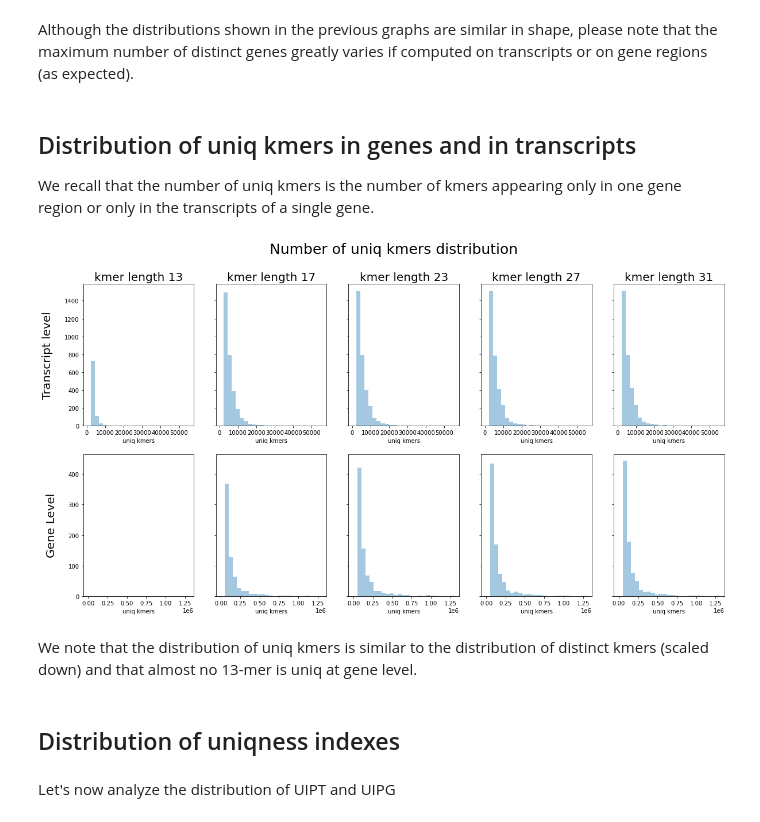
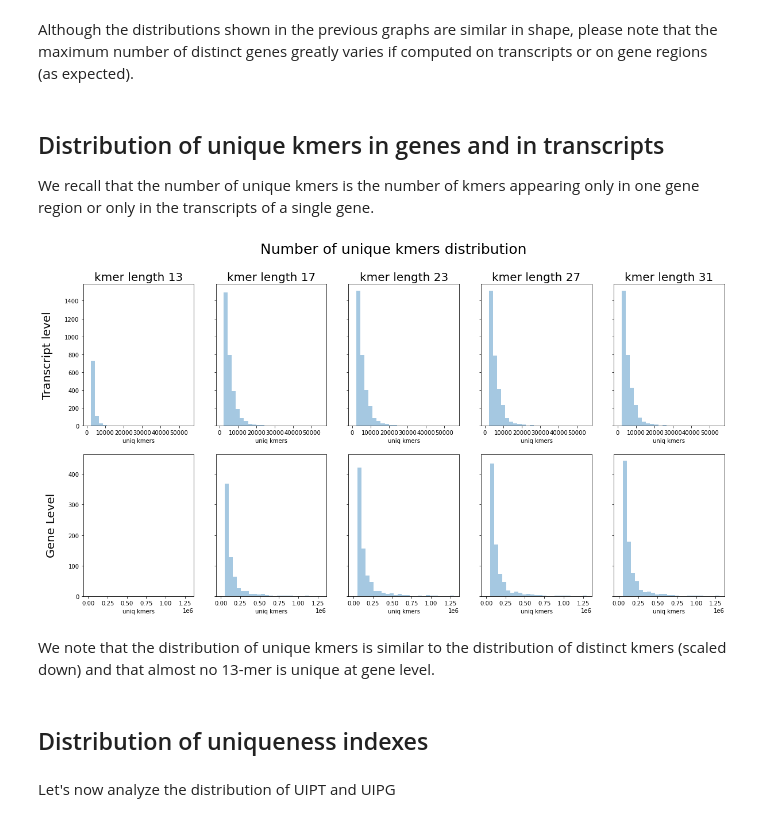
Before and after one commit to AlgoLab/shark_experiments, a Jupyter notebook: uniqness_analysis/notebook.ipynb, the cells around one changed output. Drawn from its saved outputs; the diff is of its cells as text; code cells hidden in the pictures.

```diff
--- a/uniqness_analysis/notebook.ipynb
+++ b/uniqness_analysis/notebook.ipynb
@@ -108,39 +108,39 @@ plt.show();
 # %% [markdown]
 Although the distributions shown in the previous graphs are similar in shape, please note that the maximum number of distinct genes greatly varies if computed on transcripts or on gene regions (as expected).
 # %% [markdown]
-## Distribution of uniq kmers in genes and in transcripts
+## Distribution of unique kmers in genes and in transcripts
 
-We recall that the number of uniq kmers is the number of kmers appearing only in one gene region or only in the transcripts of a single gene.
+We recall that the number of unique kmers is the number of kmers appearing only in one gene region or only in the transcripts of a single gene.
 # %%
 fig, big_axs = plt.subplots(2, 5,
                             sharey="row",
                             sharex="row",
                             figsize=[20,10]);
 
-fig.suptitle("Number of uniq kmers distribution", fontsize=25);
+fig.suptitle("Number of unique kmers distribution", fontsize=25);
 big_axs[0][0].set_ylabel("Transcript level", fontsize=20, labelpad=20);
 big_axs[1][0].set_ylabel("Gene Level", fontsize=20, labelpad=20);
 
 mkpt = max((pd.to_numeric(UIPT[l]["uniq kmers"], errors="coerce").max() for l in kmer_lens))
 mkpg = max((pd.to_numeric(UIPG[l]["uniq kmers"], errors="coerce").max() for l in kmer_lens))
 
 for i, l in enumerate(kmer_lens):
     sns.distplot(pd.to_numeric(UIPT[l]["uniq kmers"], errors="coerce"),
                  bins=bins_limits(0, mkpt),
                  ax=big_axs[0][i],
                  kde=False);
     big_axs[0][i].set_title(f"kmer length {l}", fontsize=20);
     sns.distplot(pd.to_numeric(UIPG[l]["uniq kmers"], errors="coerce"),
                  bins=bins_limits(0, mkpg),
                  ax=big_axs[1][i],
                  kde=False);
 plt.show();
 # %% [output]
-[figure, old version]
+[figure, new version]
 # %% [markdown]
-We note that the distribution of uniq kmers is similar to the distribution of distinct kmers (scaled down) and that almost no 13-mer is uniq at gene level.
+We note that the distribution of unique kmers is similar to the distribution of distinct kmers (scaled down) and that almost no 13-mer is unique at gene level.
 # %% [markdown]
-## Distribution of uniqness indexes
+## Distribution of uniqueness indexes
 # %% [markdown]
 Let's now analyze the distribution of UIPT and UIPG
 # %%
```
Also changed, not shown: parts of 4 cells of this notebook.
